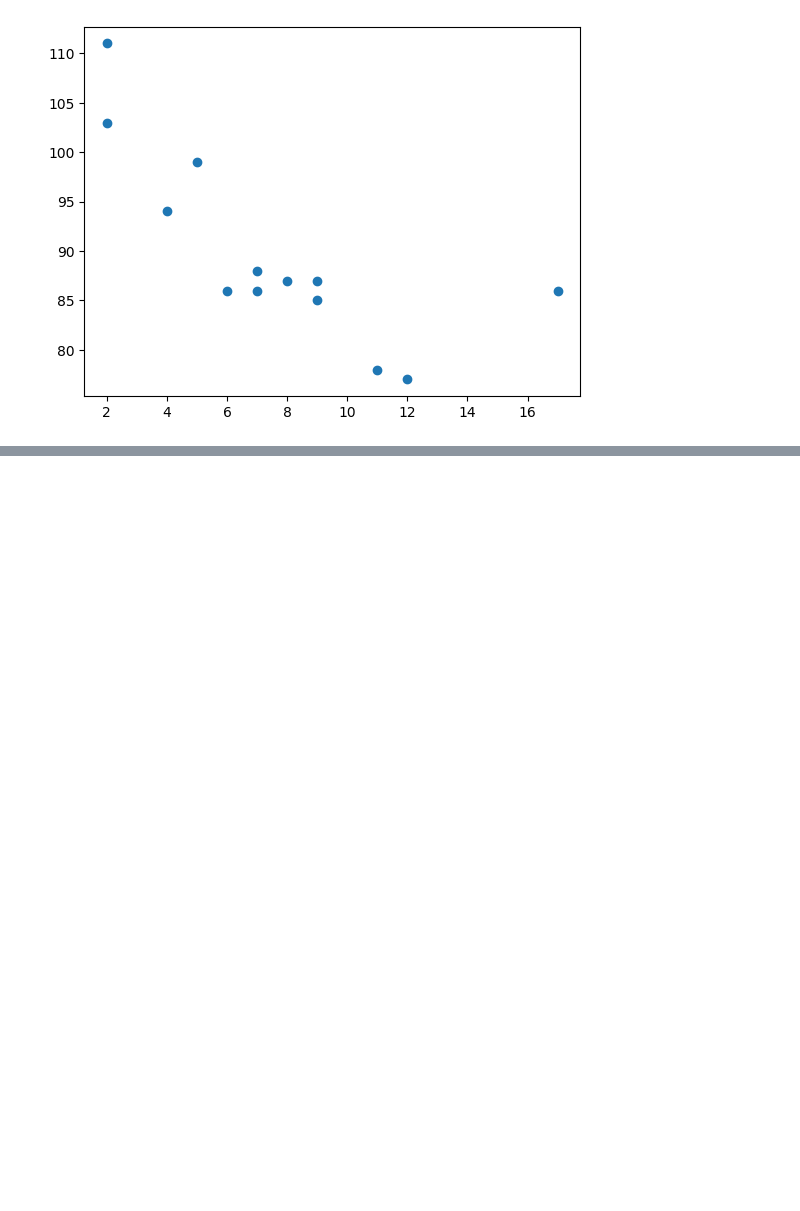
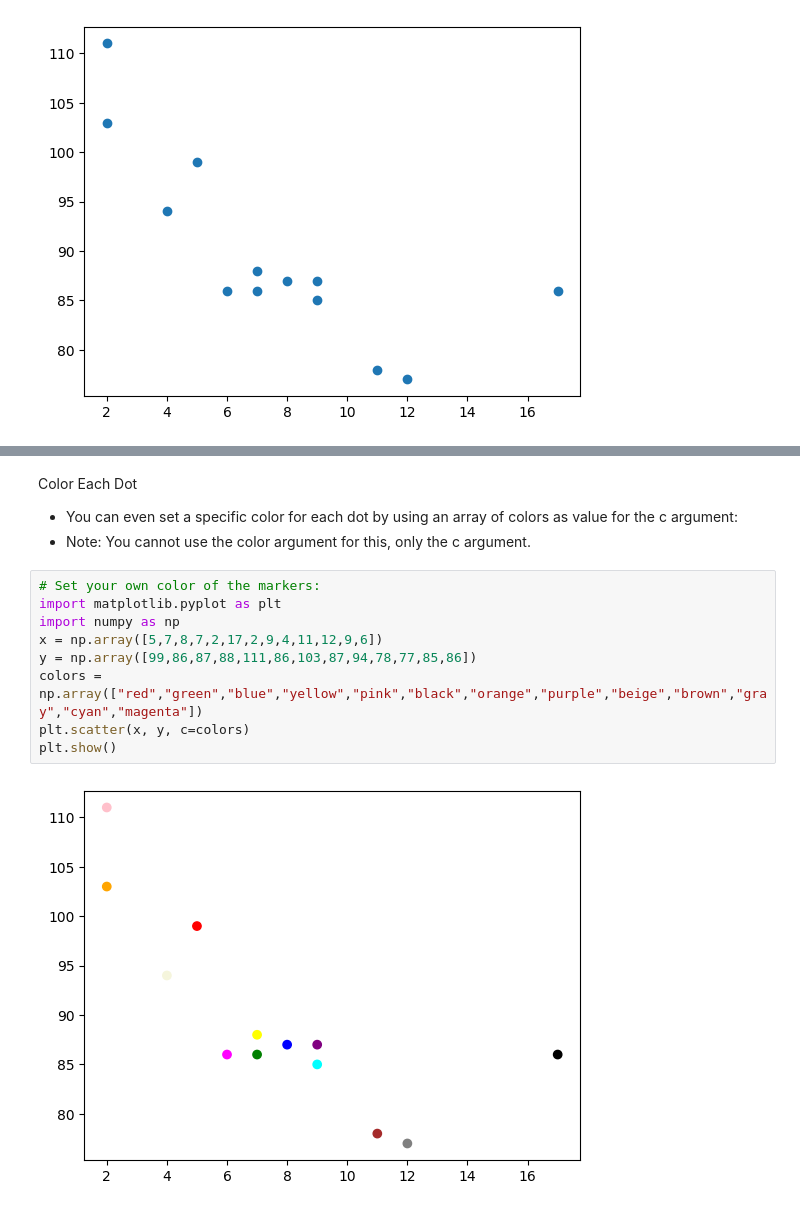
Before and after one commit to funkacer/W3Schools_2024, a Jupyter notebook: Python/M01_04_scatter.ipynb, the cells around one changed output, grey strips where cells are left out. Cells and saved outputs as stored; diff of their text form; blank space fills up the shorter version.

```diff
--- a/Python/M01_04_scatter.ipynb
+++ b/Python/M01_04_scatter.ipynb
@@ -14,0 +57,15 @@ plt.show()
+# %% [markdown]
+Color Each Dot
+- You can even set a specific color for each dot by using an array of colors as value for the c argument:
+- Note: You cannot use the color argument for this, only the c argument.
+# %%
+# Set your own color of the markers:
+import matplotlib.pyplot as plt
+import numpy as np
+x = np.array([5,7,8,7,2,17,2,9,4,11,12,9,6])
+y = np.array([99,86,87,88,111,86,103,87,94,78,77,85,86])
+colors = np.array(["red","green","blue","yellow","pink","black","orange","purple","beige","brown","gray","cyan","magenta"])
+plt.scatter(x, y, c=colors)
+plt.show()
+# %% [output]
+[figure, added]
```
Also changed, not shown: parts of 19 cells of this notebook, 3 other files.
